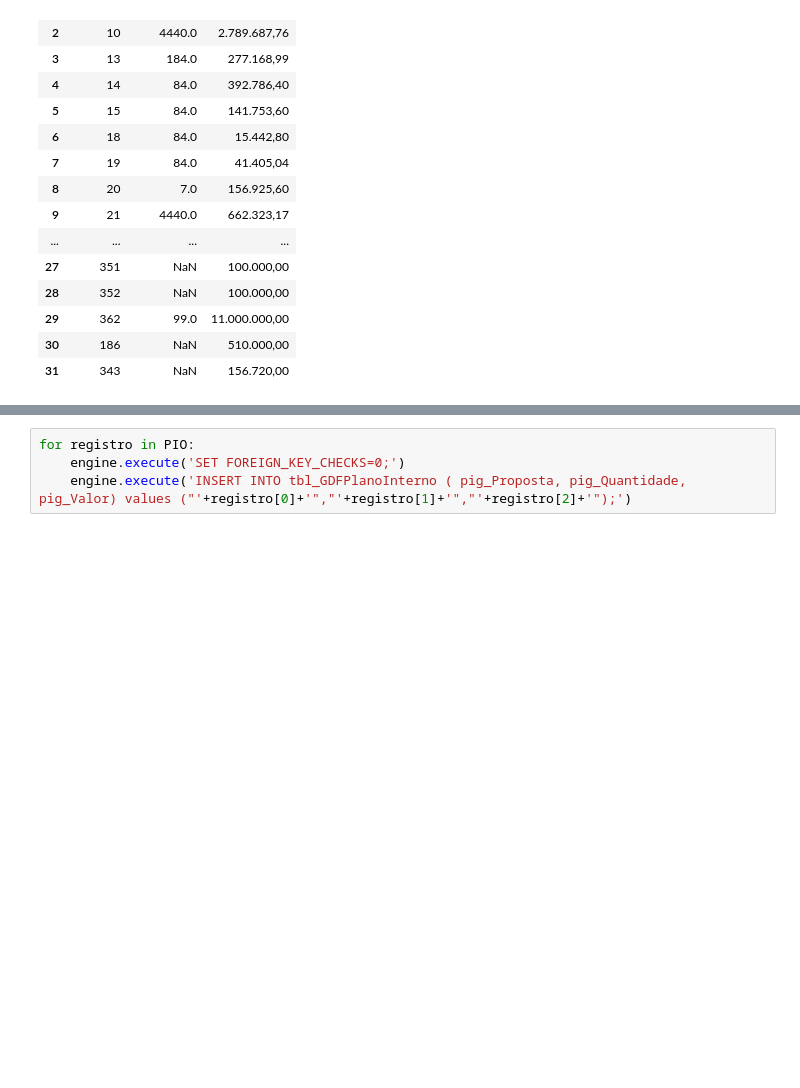
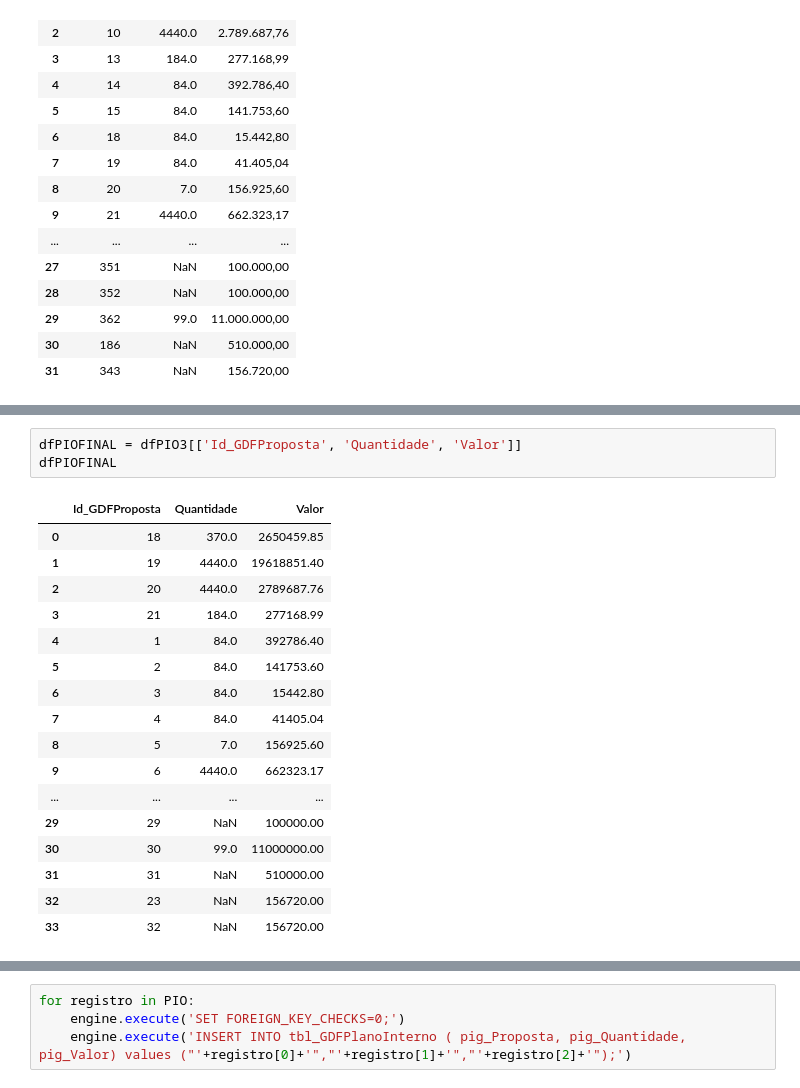
Before and after one commit to vroader/SIORF, a Jupyter notebook: Tabelas csv/20210326_CriaçãoInserçãoTabelaPIOGDF.ipynb, the cells around one changed output, grey strips where cells are left out. Cells and saved outputs as stored; diff of their text form; blank space fills up the shorter version.

```diff
--- a/Tabelas csv/20210326_CriaçãoInserçãoTabelaPIOGDF.ipynb
+++ b/Tabelas csv/20210326_CriaçãoInserçãoTabelaPIOGDF.ipynb
@@ -28,2 +120,23 @@ dfPIO
+# %%
+dfPIOFINAL = dfPIO3[['Id_GDFProposta', 'Quantidade', 'Valor']]
+dfPIOFINAL
+# %% [output]
+|  | Id_GDFProposta | Quantidade | Valor |
+| 0 | 18 | 370.0 | 2650459.85 |
+| 1 | 19 | 4440.0 | 19618851.40 |
+| 2 | 20 | 4440.0 | 2789687.76 |
+| 3 | 21 | 184.0 | 277168.99 |
+| 4 | 1 | 84.0 | 392786.40 |
+| 5 | 2 | 84.0 | 141753.60 |
+| 6 | 3 | 84.0 | 15442.80 |
+| 7 | 4 | 84.0 | 41405.04 |
+| 8 | 5 | 7.0 | 156925.60 |
+| 9 | 6 | 4440.0 | 662323.17 |
+| ... | ... | ... | ... |
+| 29 | 29 | NaN | 100000.00 |
+| 30 | 30 | 99.0 | 11000000.00 |
+| 31 | 31 | NaN | 510000.00 |
+| 32 | 23 | NaN | 156720.00 |
+| 33 | 32 | NaN | 156720.00 |
 # %%
 #Agora transformar o DataFrame em uma lista para ser inserido no MYSQL
```
Also changed, not shown: parts of 10 cells of this notebook, 26 other files.
